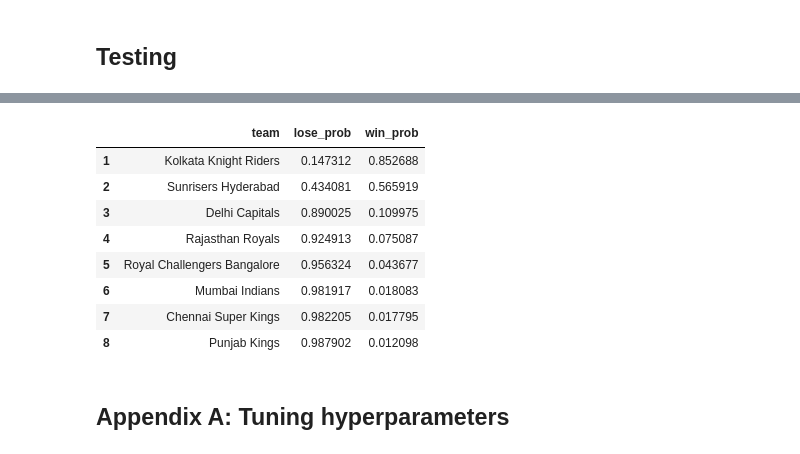
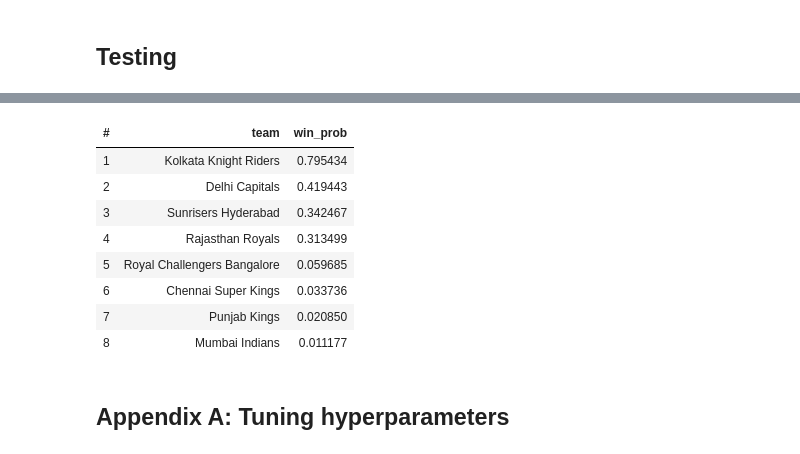
Before and after one commit to hmshreyas7/ipl-2022, a Jupyter notebook: champions-xgboost.ipynb, the cells around one changed output, grey strips where cells are left out. Saved outputs shown, nothing was run; the diff lists cells and outputs as text; code cells hidden in the pictures.

```diff
--- a/champions-xgboost.ipynb
+++ b/champions-xgboost.ipynb
@@ -116,6 +112,13 @@ y_pred = np.array(y_pred.groupby(y_pred.index // 8).apply(lambda x: (x == x.max(
 # %%
 print("roc_auc_score (train): ", metrics.roc_auc_score(y_train, model.predict(X_train)))
+scores = cross_val_score(model, X_train, y_train, scoring = 'roc_auc', cv = 5)
+print("roc_auc_score (cross-validation): ", scores.mean())
 print("roc_auc_score (test): ", metrics.roc_auc_score(y_test, y_pred))
+
+precision, recall, thresholds = metrics.precision_recall_curve(y_test, model.predict_proba(X_test)[:, 1])
+f1_score = (2 * precision * recall) / (precision + recall)
+max_index = np.nanargmax(f1_score)
+print('Best F1-Score: %f at threshold %f' % (f1_score[max_index], thresholds[max_index]))
 metrics.RocCurveDisplay.from_predictions(y_test, y_pred)
 plt.show()
 # %% [output]
@@ -148,3 +153,10 @@ weighted avg       0.96      0.95      0.95        77
     accuracy                           0.92        24
    macro avg       0.81      0.81      0.81        24
 weighted avg       0.92      0.92      0.92        24
+# %%
+# Inspect test set predictions
+y_pred = pd.DataFrame(model.predict_proba(X_test), columns = ['lose_prob', 'win_prob'])
+temp = pd.concat([data.iloc[-32:-8][['season', 'team']].reset_index(drop = True), y_pred], axis = 1).drop(columns = 'lose_prob')
+temp.groupby(temp.season + 1).apply(
+    lambda x: x.sort_values('win_prob', ascending = False).set_index(x.reset_index().index + 1)
+)[['team', 'win_prob']]
@@ -172,6 +204,6 @@ X_new = X_new.drop(columns = 'is_captain_overseas_next')
 X_new[match_data_features] = X_new[match_data_features].div(X_new.matches, axis = 0)
 X_new[match_data_features_2nd_half] = X_new[match_data_features_2nd_half].div(X_new.matches / 2, axis = 0)
 
-X_new[continuous_features] = scaler.transform(X_new[continuous_features])
+X_new = X_new.drop(columns = 'matches')
 X_new
 # %% [output]
@@ -188,19 +220,56 @@ X_new
+# %%
+qual = data.iloc[-32:-8].in_next_playoffs.reset_index(drop = True)
+qual = qual[qual == 1]
+playoff_threshold = y_pred[y_pred.index.isin(qual.index)].win_prob.min()
 # %%
+def stylize(styler):
+    styler.set_table_styles([{
+        'selector': 'th, td',
+        'props': [('text-align', 'left')]
+    },
+    {
+        'selector': 'th:nth-child(1), td:nth-child(1)',
+        'props': [('text-align', 'center')]
+    }])
+
+    cdict = {
+        'red': ((0.0,  1.0, 1.0),
+                (playoff_threshold,  1.0, 1.0),
+                (thresholds[max_index],  1.0, 1.0),
+                (1.0,  0.8, 0.8)),
+
+        'green': ((0.0,  0.8, 0.8),
+                  (playoff_threshold,  0.93, 0.93),
+                  (thresholds[max_index],  1.0, 1.0),
+                  (1.0,  1.0, 1.0)),
+
+        'blue': ((0.0,  0.8, 0.8),
+                 (playoff_threshold,  0.8, 0.8),
+                 (thresholds[max_index],  0.8, 0.8),
+                 (1.0,  0.8, 0.8))
+    }
+    cmap = LinearSegmentedColormap('custom_cmap', cdict)
+
+    styler.background_gradient(vmin = expected_outcome.win_prob.min(), vmax = expected_outcome.win_prob.max(), cmap = cmap,
+                               gmap = expected_outcome.win_prob)
+    return styler
+
 expected_outcome = pd.concat([data.iloc[-8:, 1].reset_index(drop = True),
                               pd.DataFrame(model.predict_proba(X_new), columns = ['lose_prob', 'win_prob'])],
                              axis = 1).sort_values('win_prob', ascending = False, ignore_index = True)
 
 expected_outcome.index += 1
-expected_outcome
+expected_outcome = expected_outcome.rename_axis('#').reset_index()
+expected_outcome.drop(columns = 'lose_prob').style.hide_index().pipe(stylize)
 # %% [output]
-|  | team | lose_prob | win_prob |
-| 1 | Kolkata Knight Riders | 0.147312 | 0.852688 |
-| 2 | Sunrisers Hyderabad | 0.434081 | 0.565919 |
-| 3 | Delhi Capitals | 0.890025 | 0.109975 |
-| 4 | Rajasthan Royals | 0.924913 | 0.075087 |
-| 5 | Royal Challengers Bangalore | 0.956324 | 0.043677 |
-| 6 | Mumbai Indians | 0.981917 | 0.018083 |
-| 7 | Chennai Super Kings | 0.982205 | 0.017795 |
-| 8 | Punjab Kings | 0.987902 | 0.012098 |
+| # | team | win_prob |
+| 1 | Kolkata Knight Riders | 0.795434 |
+| 2 | Delhi Capitals | 0.419443 |
+| 3 | Sunrisers Hyderabad | 0.342467 |
+| 4 | Rajasthan Royals | 0.313499 |
+| 5 | Royal Challengers Bangalore | 0.059685 |
+| 6 | Chennai Super Kings | 0.033736 |
+| 7 | Punjab Kings | 0.020850 |
+| 8 | Mumbai Indians | 0.011177 |
 # %% [markdown]
 ## Appendix A: Tuning hyperparameters
```
Also changed, not shown: parts of 32 cells of this notebook.
